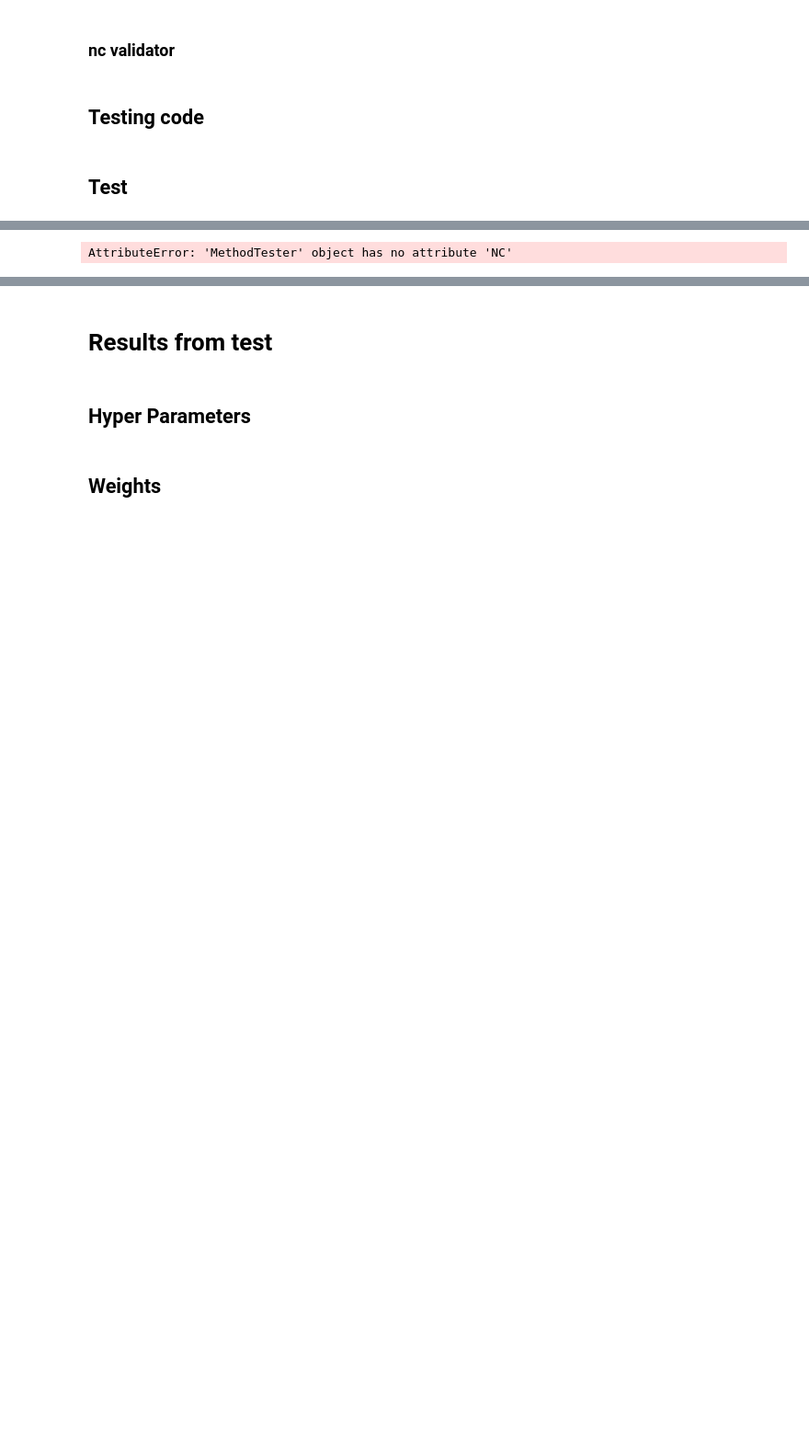
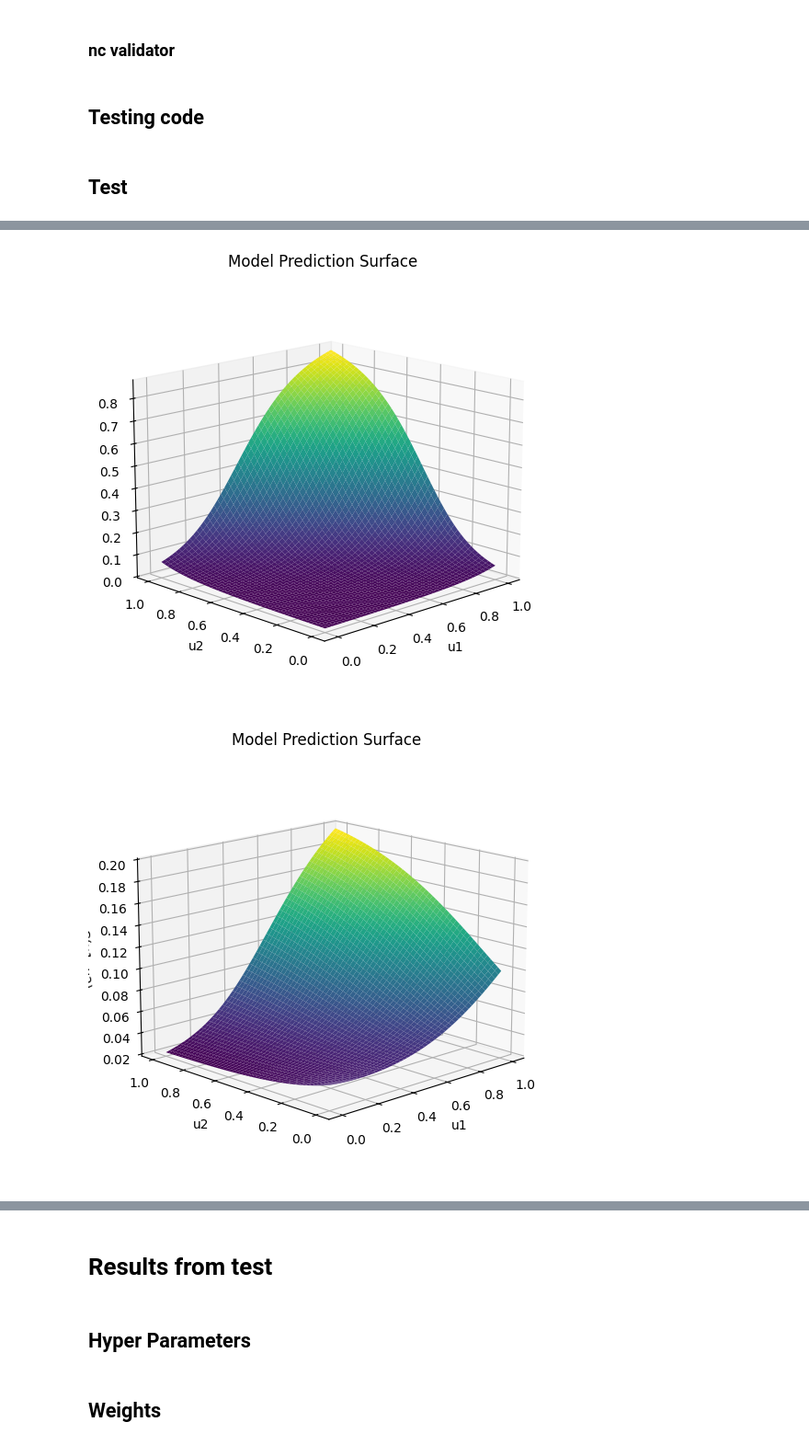
Before and after one commit to JohanHerbert/ThesisWork, a Jupyter notebook: NewNeuralCopulaTest.ipynb, the cells around one changed output, grey strips where cells are left out. Shown at 92% size. Cells and saved outputs as stored; diff of their text form; code cells hidden in the pictures; blank space fills up the shorter version.

```diff
--- a/NewNeuralCopulaTest.ipynb
+++ b/NewNeuralCopulaTest.ipynb
@@ -958,32 +958,35 @@ Constraint loss: 149.0504150390625
 ## plot the finished models
 def PlotCopulaSurface(copula):
     # Create meshgrid
     u1 = np.linspace(0, 1, 500)
     u2 = np.linspace(0, 1, 500)
     U1, U2 = np.meshgrid(u1, u2, indexing="ij")
     grid = np.column_stack((U1.ravel(), U2.ravel()))
     grid_tensor = torch.tensor(grid, dtype=torch.float32)
 
     # Get model predictions
     copula.eval()
     with torch.no_grad():
         predictions = copula(grid_tensor)
     Z_pred = predictions.numpy().reshape(500, 500)
 
     # Plot
     fig = plt.figure(figsize=(8, 6))
     ax = fig.add_subplot(111, projection='3d')
     ax.plot_surface(U1, U2, Z_pred, cmap="viridis")
     ax.set_xlabel("u1")
     ax.set_ylabel("u2")
     ax.set_zlabel("C(u1, u2)")
     ax.set_title("Model Prediction Surface")
     ax.view_init(elev=15, azim=226)
     plt.show()
 
 DatasetsKeys = list(datasets.keys())
 
 for dataKey in DatasetsKeys:
-    PlotCopulaSurface(DataTester.resultDict[dataKey].resultsDict NC.Copula)
+    MethodTesterKey = list(DataTester.resultDict[dataKey].resultDict.keys())[0]
+
+    PlotCopulaSurface(DataTester.resultDict[dataKey].resultDict[MethodTesterKey].NC.Copula)
 # %% [output]
-AttributeError: 'MethodTester' object has no attribute 'NC'
+[figure, added]
+[figure, added]
```
Also changed, not shown: parts of 3 cells of this notebook, 5 other files.
